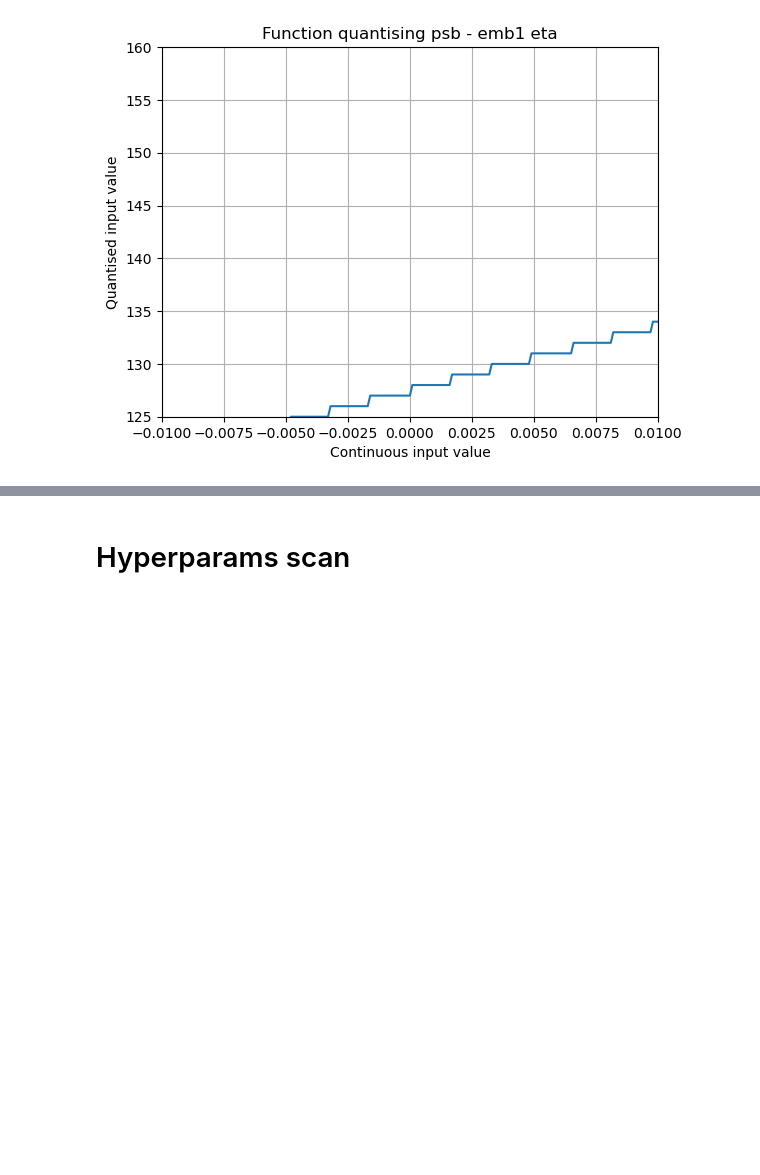
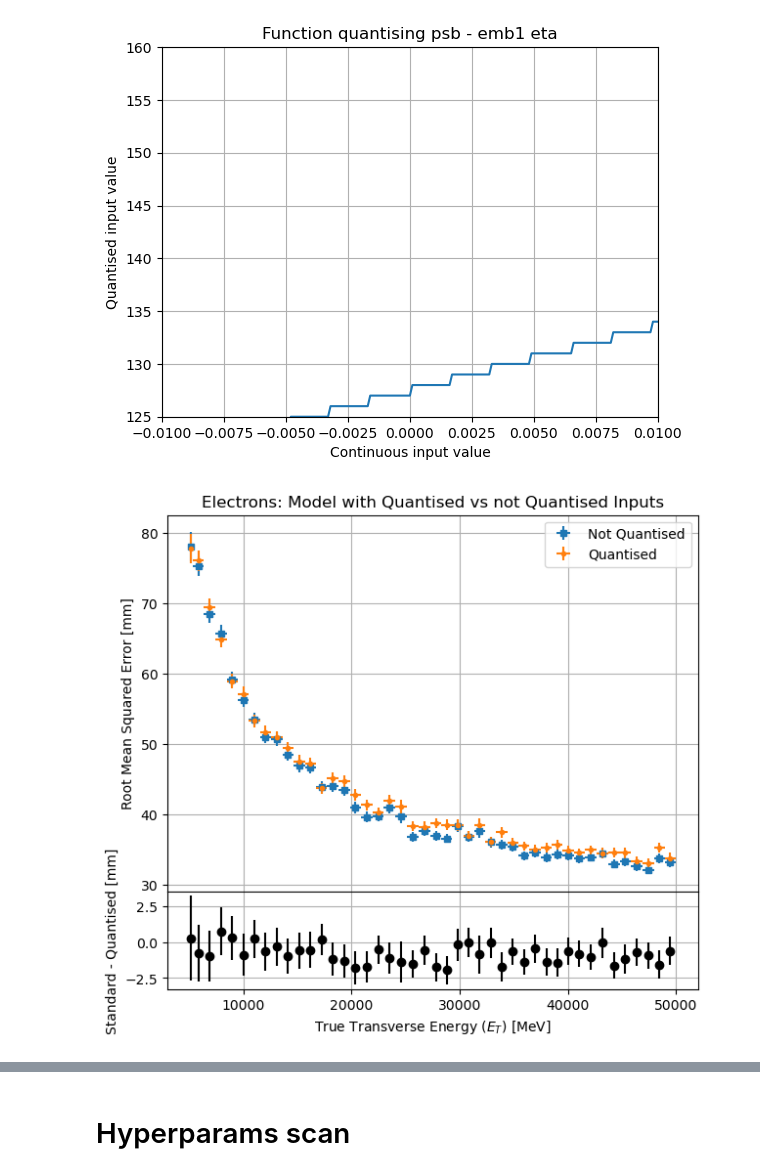
Before and after one commit to p-mucha/ML-for-ATLAS-Hardware-Trigger-at-HL-LHC-in-HH-4b, a Jupyter notebook: notebooks/11.0-pm-quantisation.ipynb, the cells around one changed output, grey strips where cells are left out. Cells and saved outputs as stored; diff of their text form; code cells hidden in the pictures; blank space fills up the shorter version.

```diff
--- a/notebooks/11.0-pm-quantisation.ipynb
+++ b/notebooks/11.0-pm-quantisation.ipynb
@@ -147,6 +163,7 @@ x_e1, y_e1, x_u_e1, u_e1 = utils.plot_avg(
     rms=True,
     return_values=True,
     ylabel="rms",
+    plot=False,
     return_x_u=True,
 )
 
@@ -157,6 +174,7 @@ x_p1, y_p1, x_u_p1, u_p1 = utils.plot_avg(
     xlabel="true et [MeV]",
     rms=True,
     ylabel="rms",
+    plot=False,
     return_values=True,
     return_x_u=True,
 )
@@ -168,6 +186,7 @@ x_pi01, y_pi01, x_u_pi01, u_pi01 = utils.plot_avg(
     xlabel="true et [MeV]",
     rms=True,
     ylabel="rms",
+    plot=False,
     return_values=True,
     return_x_u=True,
 )
@@ -180,6 +199,7 @@ x_pi_char1, y_pi_char1, x_u_pi_char1, u_pi_char1 = utils.plot_avg(
     rms=True,
     return_values=True,
     ylabel="rms",
+    plot=False,
     return_x_u=True,
 )
 # %% [markdown]
@@ -655,3 +663,58 @@ plt.title("Function quantising psb - emb1 eta")
 # %% [output]
 Text(0.5, 1.0, 'Function quantising psb - emb1 eta')
 [figure]
+# %%
+plt.figure(figsize=(7, 5))
+
+# First plot
+plt.errorbar(
+    x_e1,
+    y_e1,
+    xerr=x_u_e1,
+    yerr=u_e1,
+    fmt="s",
+    markersize=4,
+    label="Not Quantised",
+)
+
+# Second plot
+plt.errorbar(
+    x_e,
+    y_e,
+    xerr=x_u_e,
+    yerr=u_e,
+    fmt=".",
+    label="Quantised",
+)
+
+# Adding labels and title
+plt.xlabel(r"True Transverse Energy $(E_T)$ [MeV]")
+plt.ylabel("Root Mean Squared Error [mm]")
+plt.title("Electrons: Model with Quantised vs not Quantised Inputs")
+plt.xlim
+plt.legend()
+plt.grid()
+plt.xlim(3000, 52000)
+# Rectangular plot below the main plot
+plt.axes([0.125, -0.09, 0.775, 0.2])  # left, bottom, width, height
+
+# Calculate differences between the two plots vs x-axis
+differences = np.array(y_e1) - np.array(y_e)
+
+# Plot the differences
+plt.errorbar(
+    x_e,
+    differences,
+    yerr=np.sqrt(u_e**2 + u_e1**2),
+    fmt="o",
+    color="k",
+)
+plt.xlim(3000, 52000)
+# Adding labels and title
+plt.xlabel(r"True Transverse Energy $(E_T)$ [MeV]")
+plt.ylabel("Standard - Quantised [mm]")
+
+plt.grid()
+plt.show()
+# %% [output]
+[figure, added]
```
Also changed, not shown: parts of 16 cells of this notebook, 4 other files.
